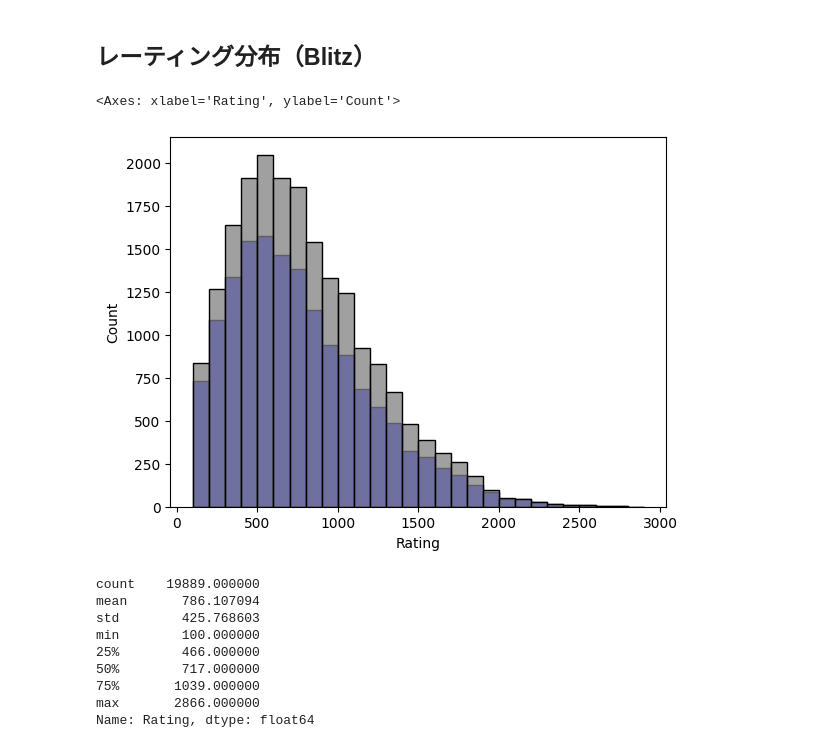
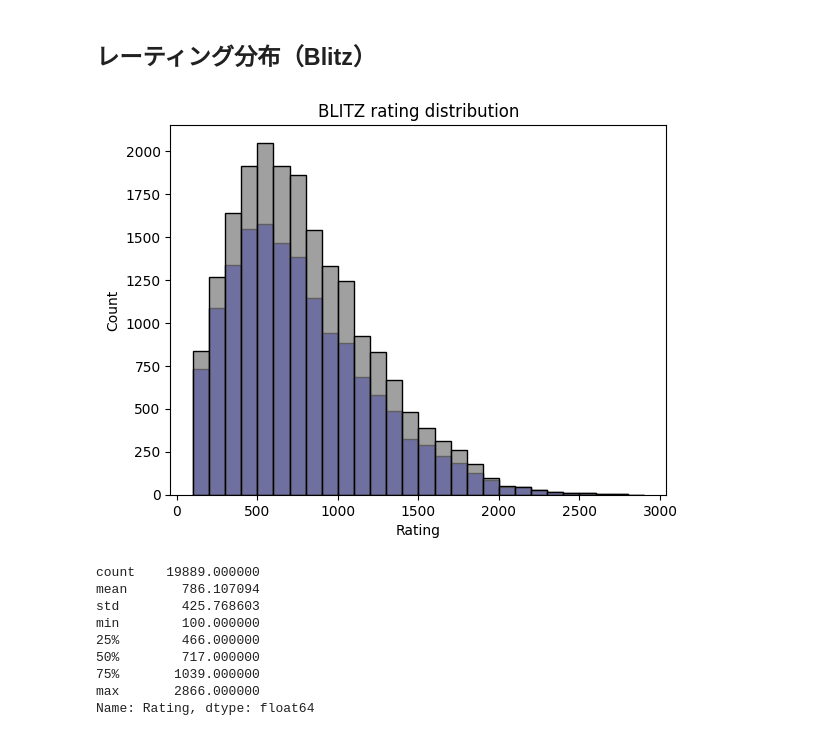
Before and after one commit to tanoCureC/scrape-chesscom, a Jupyter notebook: syukei.ipynb, the cells around one changed output. Cells and saved outputs as stored; diff of their text form; code cells hidden in the pictures.

```diff
--- a/syukei.ipynb
+++ b/syukei.ipynb
@@ -415,9 +419,10 @@ Name: Rating, dtype: float64
 # %%
 sns.histplot(data=df_filtered_blitz, x='Rating', kde=False, color='blue', binwidth=100)
 sns.histplot(df_blitz['Rating'], kde=False, color='grey', binwidth=100)
+plt.title('BLITZ rating distribution')
+plt.savefig('blitzHist.png')
 # %% [output]
-<Axes: xlabel='Rating', ylabel='Count'>
-[figure, old version]
+[figure, new version]
 # %%
 df_blitz['Rating'].describe()
 # %% [output]
```
Also changed, not shown: parts of 6 cells of this notebook.
